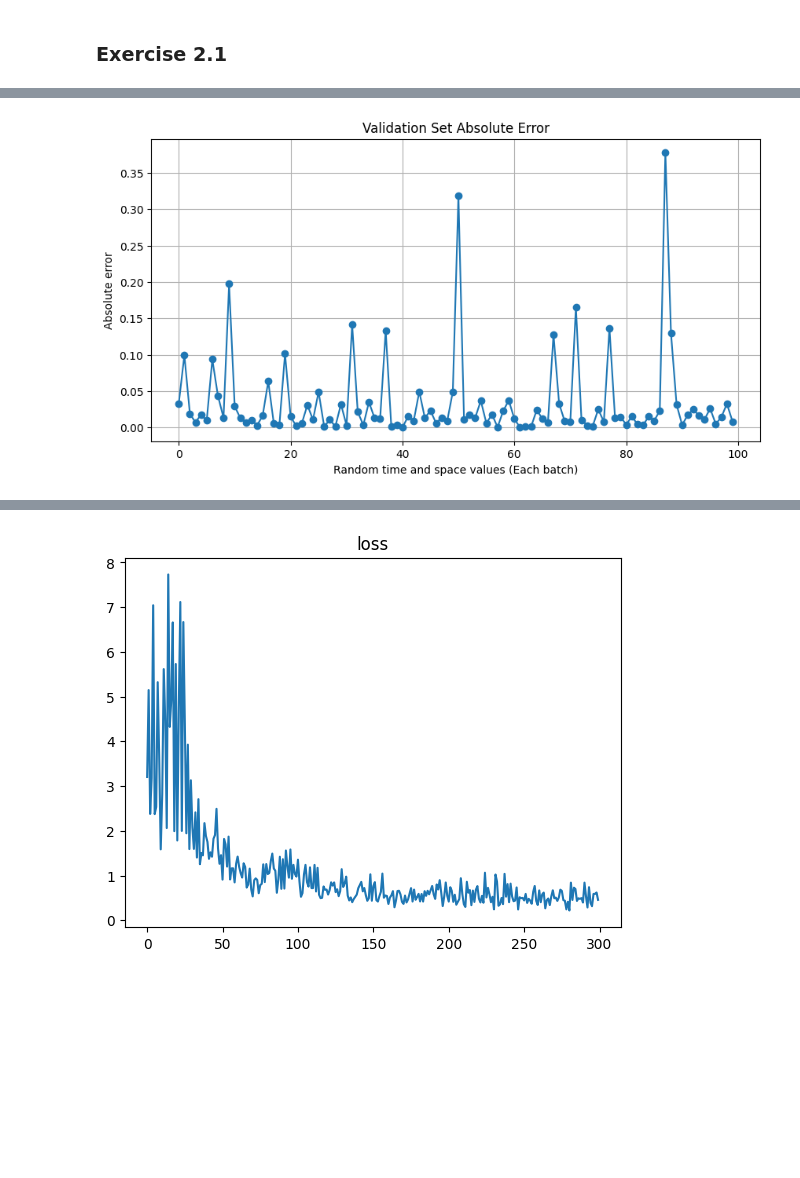
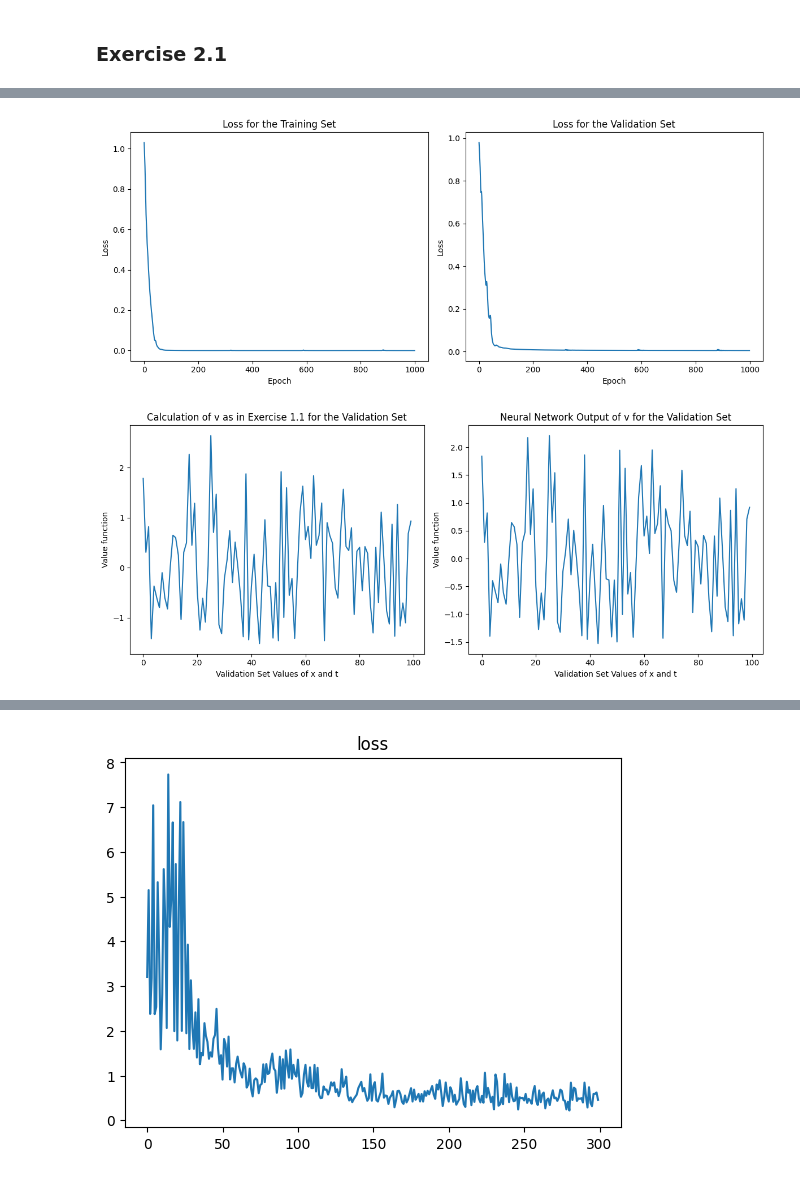
Before and after one commit to axelk99/SCDAA, a Jupyter notebook: Untitled.ipynb, the cells around one changed output, grey strips where cells are left out. Drawn from its saved outputs; the diff is of its cells as text; code cells hidden in the pictures; blank space fills up the shorter version.

```diff
--- a/Untitled.ipynb
+++ b/Untitled.ipynb
@@ -212,20 +162,5 @@ plt.show()
-# %%
-# Pass validation data through the model
-output_val = model_value(time_val.float(), space_val.squeeze(1).float())
-
-# Compute loss for validation set
-loss_val = torch.abs(output_val - v_val)
-
-
-# Plot the loss
-plt.figure(figsize=(10, 5))
-plt.plot(loss_val.detach().numpy(), label='Validation Loss', marker='o')
-#plt.plot(output_val.detach().numpy(), label = 'Neural network')
-#plt.plot(v_val, label = 'Value')
-plt.title('Validation Set Absolute Error')
-plt.xlabel('Random time and space values (Each batch)')
-plt.ylabel('Absolute error')
-plt.grid(True)
-plt.show()
-# %% [output]
-[figure, removed]
+# %%
+plot_class.plot1(losses, losses_val, output_val, v_val)
+# %% [output]
+[figure, added]
+[figure, added]
```
Also changed, not shown: parts of 24 cells of this notebook, 3 other files.
